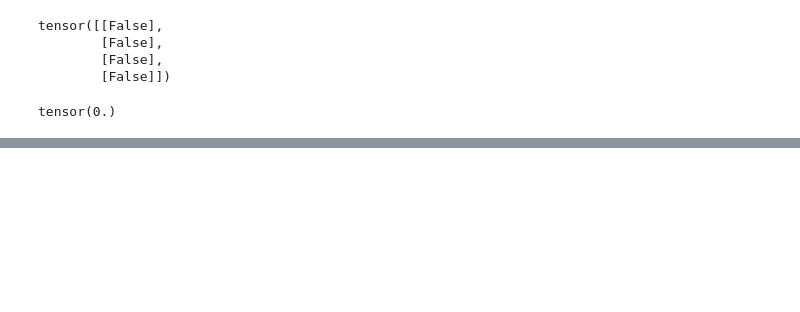
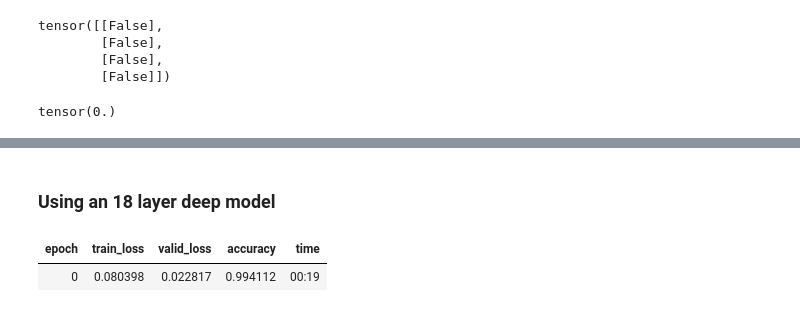
Before and after one commit to nikhilkr31/digit-classifier, a Jupyter notebook: digit-classifier.ipynb, the cells around one changed output, grey strips where cells are left out. Cells and saved outputs as stored; diff of their text form; code cells hidden in the pictures; blank space fills up the shorter version.

```diff
--- a/digit-classifier.ipynb
+++ b/digit-classifier.ipynb
@@ -559,0 +686,10 @@ for i in range(20):
+# %% [markdown]
+### Using an 18 layer deep model
+# %%
+dls = ImageDataLoaders.from_folder(path)
+learn = vision_learner(dls, resnet18, pretrained=False,
+                     loss_func=F.cross_entropy, metrics=accuracy)
+learn.fit_one_cycle(1, 0.1)
+# %% [output]
+| epoch | train_loss | valid_loss | accuracy | time |
+| 0 | 0.080398 | 0.022817 | 0.994112 | 00:19 |
```
Also changed, not shown: parts of 32 cells of this notebook.
